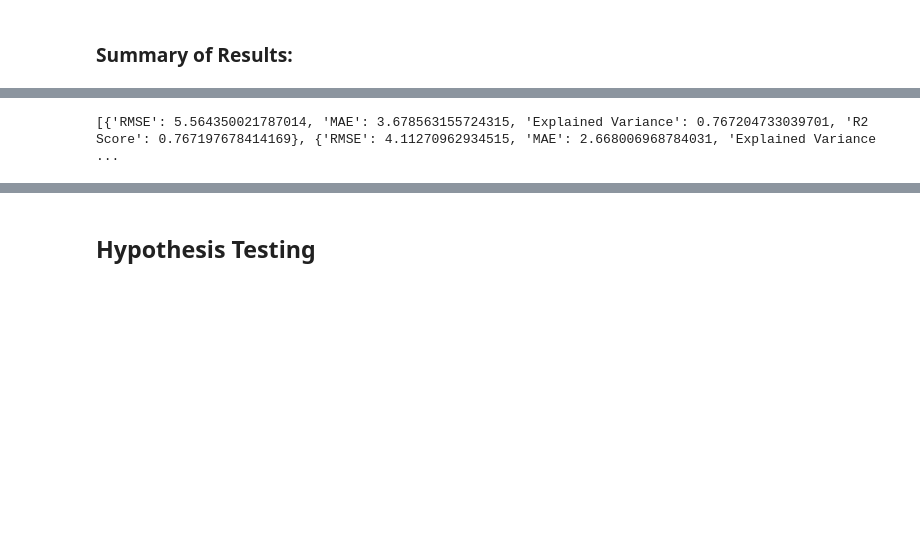
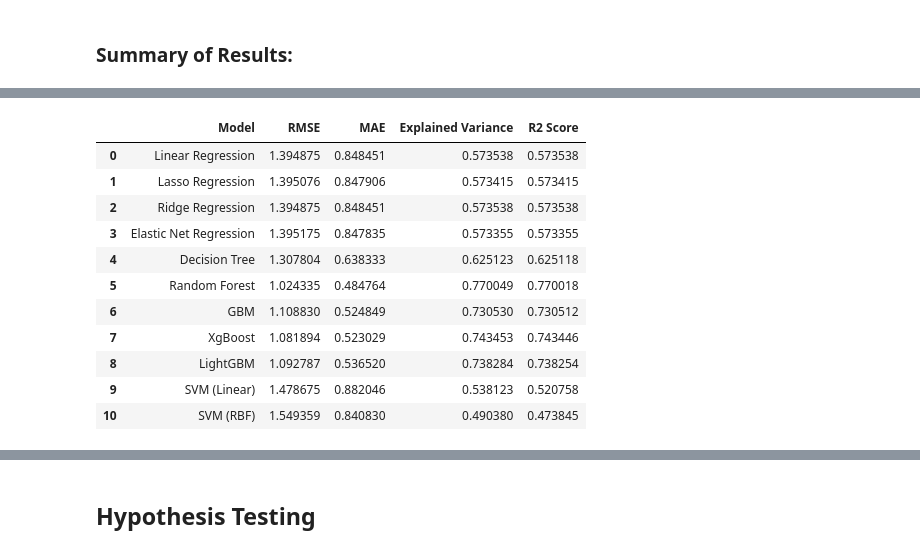
Before and after one commit to Chinmaya-3141/Machine-Learning-Emission-Data, a Jupyter notebook: MSE_Presentation_File_25_01_2023_Chinmaya_Venkataraman_14_02_2023_Edit.ipynb, the cells around one changed output, grey strips where cells are left out. Drawn from its saved outputs; the diff is of its cells as text; code cells hidden in the pictures; blank space fills up the shorter version.

```diff
--- a/MSE_Presentation_File_25_01_2023_Chinmaya_Venkataraman_14_02_2023_Edit.ipynb
+++ b/MSE_Presentation_File_25_01_2023_Chinmaya_Venkataraman_14_02_2023_Edit.ipynb
@@ -1147,5 +1225,7 @@ pred_svmlin_co = svr_linear.predict(x_test)
 pred_svmrbf_co = svr_rbf.predict(x_test)
 # %%
 eval_svmlin_co = evalfunc(y_test,pred_svmlin_co)
+model = {'Model':'SVM (Linear)'}
+eval_svmlin_co = {**model, **eval_svmlin_co}
 eval_svmlin_co
 # %% [output]
@@ -1155,5 +1236,7 @@ eval_svmlin_co
  'R2 Score': 0.5207580707476601}
 # %%
 eval_svmrbf_co = evalfunc(y_test,pred_svmrbf_co)
+model = {'Model':'SVM (RBF)'}
+eval_svmrbf_co = {**model, **eval_svmrbf_co}
 eval_svmrbf_co
 # %% [output]
@@ -1500,7 +1659,11 @@ RMSE for RBF kernelized SVR: 11.084891550320041
 # %% [markdown]
 ### Summary of Results:
 # %%
-results_co = [eval_dt_co,
+results_co = [eval_linreg_co,
+              eval_lassoreg_co,
+              eval_ridgereg_co,
+              eval_enetreg_co,
+              eval_dt_co,
               eval_rf_co,
               eval_gbm_co,
               eval_xgb_co,
@@ -1508,7 +1671,11 @@ results_co = [eval_dt_co,
               eval_svmlin_co,
               eval_svmrbf_co]
 
-results_nox = [eval_dt_nox,
+results_nox = [eval_linreg_nox,
+               eval_lassoreg_nox,
+               eval_ridgereg_nox,
+               eval_enetreg_nox,
+               eval_dt_nox,
                eval_rf_nox,
                eval_gbm_nox,
                eval_xgb_nox,
@@ -1522,4 +1685,2 @@ print(results_co)
-# %%
-print(results_nox)
-# %% [output]
-[{'RMSE': 5.564350021787014, 'MAE': 3.678563155724315, 'Explained Variance': 0.767204733039701, 'R2 Score': 0.767197678414169}, {'RMSE': 4.11270962934515, 'MAE': 2.668006968784031, 'Explained Variance ...
+# %%
+results_co_df = pd.DataFrame(results_co)
@@ -1525,0 +1705,15 @@ print(results_nox)
+# %%
+results_co_df
+# %% [output]
+|  | Model | RMSE | MAE | Explained Variance | R2 Score |
+| 0 | Linear Regression | 1.394875 | 0.848451 | 0.573538 | 0.573538 |
+| 1 | Lasso Regression | 1.395076 | 0.847906 | 0.573415 | 0.573415 |
+| 2 | Ridge Regression | 1.394875 | 0.848451 | 0.573538 | 0.573538 |
+| 3 | Elastic Net Regression | 1.395175 | 0.847835 | 0.573355 | 0.573355 |
+| 4 | Decision Tree | 1.307804 | 0.638333 | 0.625123 | 0.625118 |
+| 5 | Random Forest | 1.024335 | 0.484764 | 0.770049 | 0.770018 |
+| 6 | GBM | 1.108830 | 0.524849 | 0.730530 | 0.730512 |
+| 7 | XgBoost | 1.081894 | 0.523029 | 0.743453 | 0.743446 |
+| 8 | LightGBM | 1.092787 | 0.536520 | 0.738284 | 0.738254 |
+| 9 | SVM (Linear) | 1.478675 | 0.882046 | 0.538123 | 0.520758 |
+| 10 | SVM (RBF) | 1.549359 | 0.840830 | 0.490380 | 0.473845 |
```
Also changed, not shown: parts of 100 cells of this notebook.
